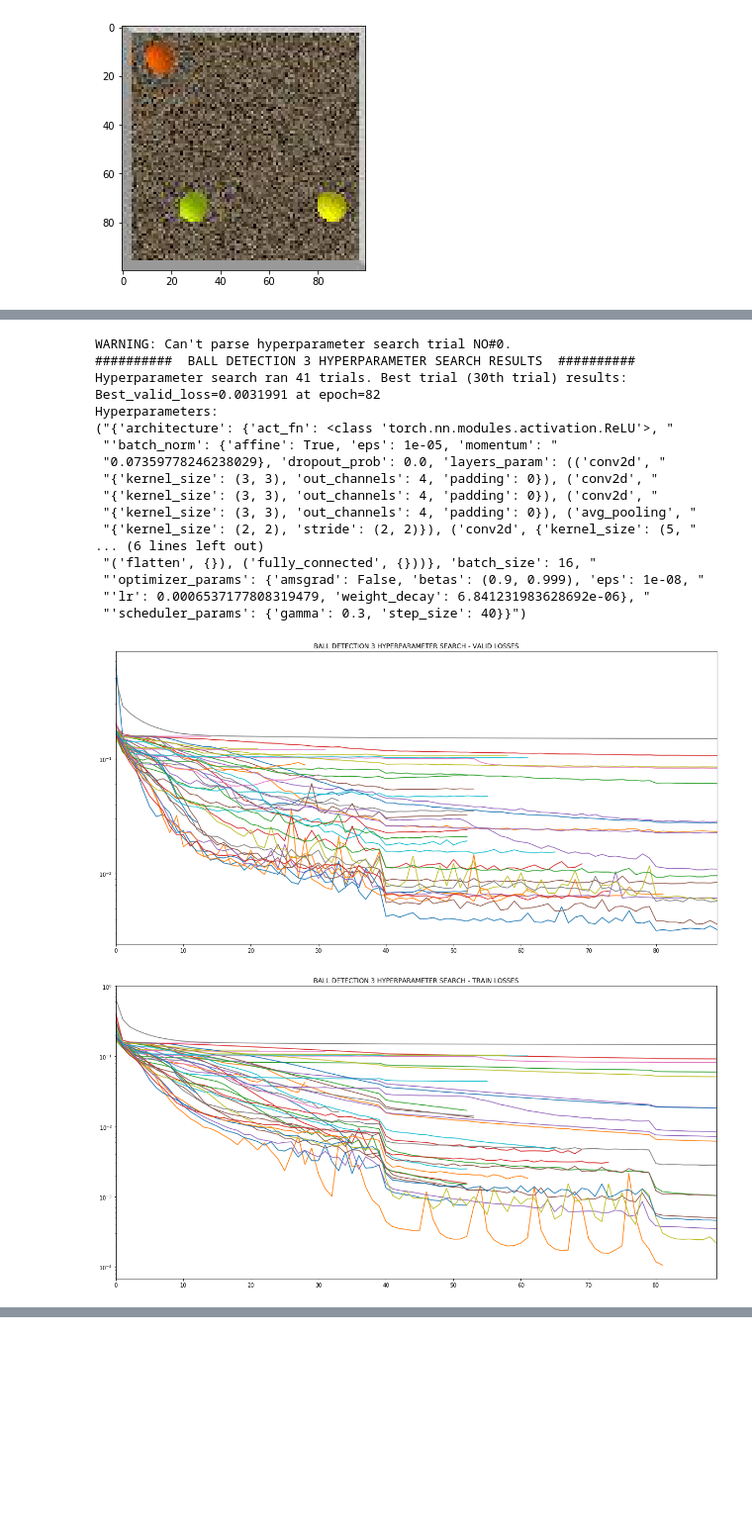
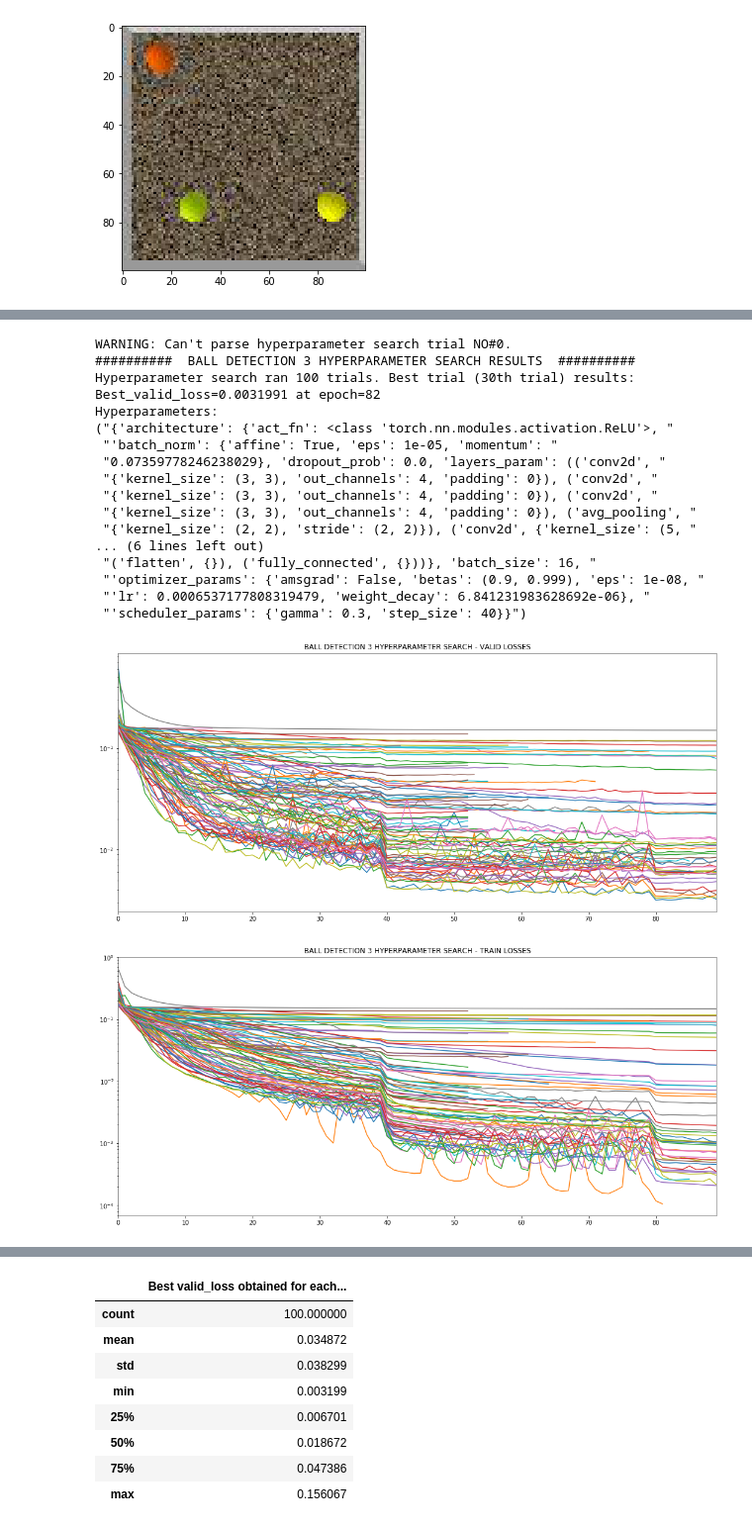
Before and after one commit to PaulEmmanuelSotir/BallDetectionAndForecasting, a Jupyter notebook: notebooks/ball_detection_hp_search_results.ipynb, the cells around one changed output, grey strips where cells are left out. Shown at 99% size. Saved outputs shown, nothing was run; the diff lists cells and outputs as text; code cells hidden in the pictures; blank space fills up the shorter version.

Commit message:
Added all hp search results to respective notebook and updated READM.me

```diff
--- a/notebooks/ball_detection_hp_search_results.ipynb
+++ b/notebooks/ball_detection_hp_search_results.ipynb
@@ -42,23 +62,22 @@ io.imshow(np.asarray(io.imread("../datasets/mini_balls/img_00000.jpg")))
 # %%
-trials, best_idx, best_trial = torch_utils.extract_from_hp_search_log(r'../hp_search_logs/hp_detect3.log')
-torch_utils.summarize_hp_search(trials, best_idx, hp_search_name='Ball detection 3')
+summarize_hp_search(r'../hp_search_logs/hp_detect3.log', 'Ball detection 3')
 # %% [output]
 WARNING: Can't parse hyperparameter search trial NO#0.
 ##########  BALL DETECTION 3 HYPERPARAMETER SEARCH RESULTS  ##########
-Hyperparameter search ran 41 trials. Best trial (30th trial) results:
+Hyperparameter search ran 100 trials. Best trial (30th trial) results:
 Best_valid_loss=0.0031991 at epoch=82
 Hyperparameters:
 ("{'architecture': {'act_fn': <class 'torch.nn.modules.activation.ReLU'>, "
  "'batch_norm': {'affine': True, 'eps': 1e-05, 'momentum': "
  "0.07359778246238029}, 'dropout_prob': 0.0, 'layers_param': (('conv2d', "
  "{'kernel_size': (3, 3), 'out_channels': 4, 'padding': 0}), ('conv2d', "
  "{'kernel_size': (3, 3), 'out_channels': 4, 'padding': 0}), ('conv2d', "
  "{'kernel_size': (3, 3), 'out_channels': 4, 'padding': 0}), ('avg_pooling', "
  "{'kernel_size': (2, 2), 'stride': (2, 2)}), ('conv2d', {'kernel_size': (5, "
 ... (6 lines left out)
  "('flatten', {}), ('fully_connected', {}))}, 'batch_size': 16, "
  "'optimizer_params': {'amsgrad': False, 'betas': (0.9, 0.999), 'eps': 1e-08, "
  "'lr': 0.0006537177808319479, 'weight_decay': 6.841231983628692e-06}, "
  "'scheduler_params': {'gamma': 0.3, 'step_size': 40}}")
-[figure, old version]
+[figure, new version]
-[figure, old version]
+[figure, new version]
@@ -65,0 +86,9 @@ Hyperparameters:
+|  | Best valid_loss obtained for each... |
+| count | 100.000000 |
+| mean | 0.034872 |
+| std | 0.038299 |
+| min | 0.003199 |
+| 25% | 0.006701 |
+| 50% | 0.018672 |
+| 75% | 0.047386 |
+| max | 0.156067 |
```
Also changed, not shown: parts of 14 cells of this notebook, 1 other file.
